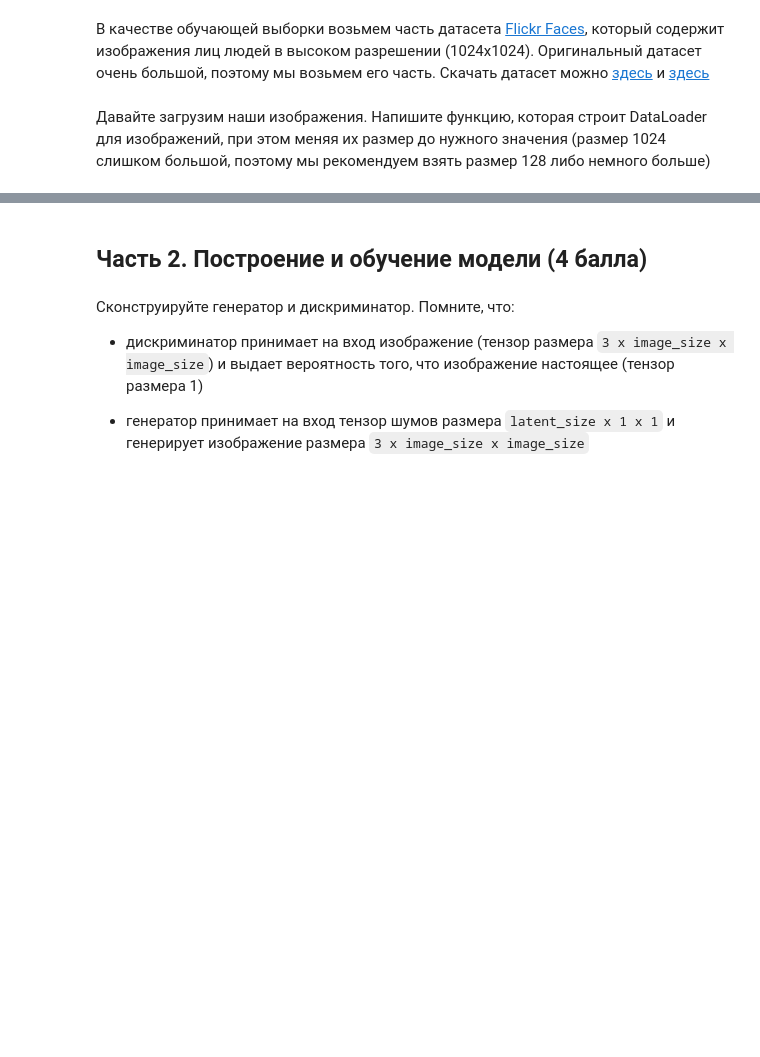
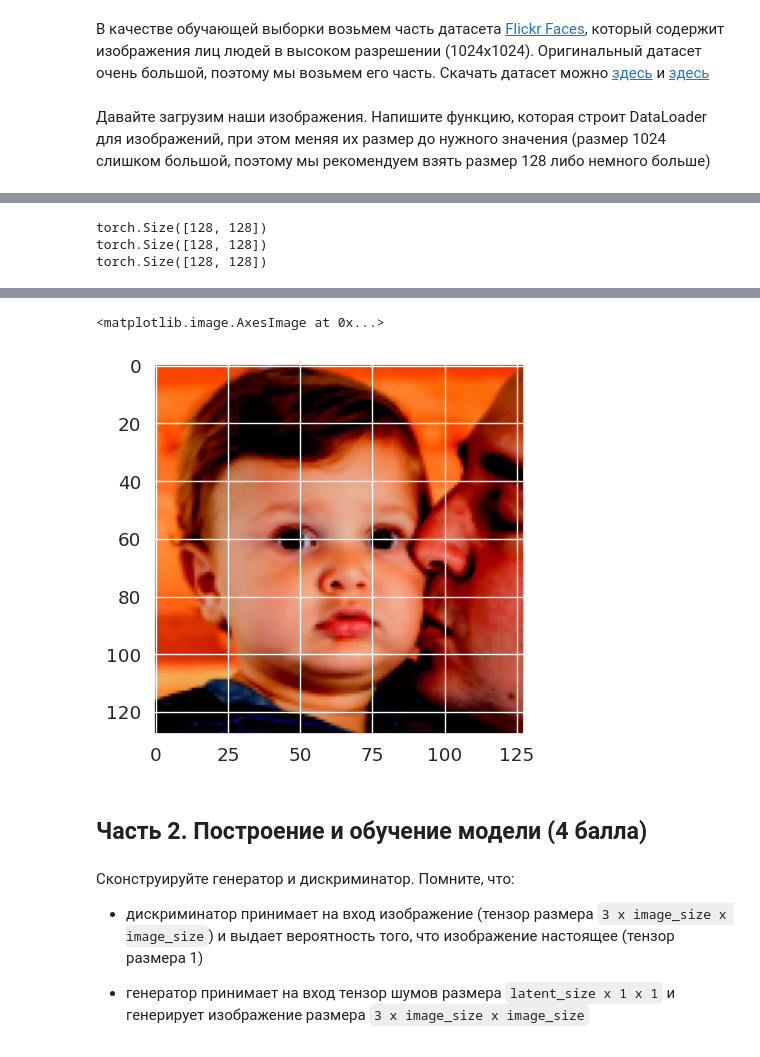
Before and after one commit to DeckardNine/DeckardNine, a Jupyter notebook: week_11_GANs/Homework/homework_8_gans_part_1.ipynb, the cells around one changed output, grey strips where cells are left out. Drawn from its saved outputs; the diff is of its cells as text; code cells hidden in the pictures; blank space fills up the shorter version.

```diff
--- a/week_11_GANs/Homework/homework_8_gans_part_1.ipynb
+++ b/week_11_GANs/Homework/homework_8_gans_part_1.ipynb
@@ -28,3 +28,10 @@ sns.set(style='darkgrid', font_scale=1.2)
 В качестве обучающей выборки возьмем часть датасета [Flickr Faces](https://github.com/NVlabs/ffhq-dataset), который содержит изображения лиц людей в высоком разрешении (1024х1024). Оригинальный датасет очень большой, поэтому мы возьмем его часть. Скачать датасет можно [здесь](https://www.kaggle.com/datasets/tommykamaz/faces-dataset-small?resource=download-directory) и  [здесь](https://drive.google.com/file/d/1inyvLrN5wKBGCxQ4znMKBc64uL4uP_2x/view?usp=drive_link)
 # %% [markdown]
 Давайте загрузим наши изображения. Напишите функцию, которая строит DataLoader для изображений, при этом меняя их размер до нужного значения (размер 1024 слишком большой, поэтому мы рекомендуем взять размер 128 либо немного больше)
+# %%
+import kagglehub
+
+# Download latest version
+path = kagglehub.dataset_download("tommykamaz/faces-dataset-small")
+
+print("Path to dataset files:", path)
@@ -30,0 +42,25 @@ sns.set(style='darkgrid', font_scale=1.2)
+# %%
+image_size = 128
+stats = (0.5, 0.5, 0.5), (0.5, 0.5, 0.5)
+train_ds = ImageFolder(path, transform=tt.Compose([
+    tt.Resize(image_size),
+    tt.CenterCrop(image_size), # ск всего не нужно
+    tt.ToTensor(),
+    tt.Normalize(*stats)
+    ])
+)
+# %%
+train_dl = DataLoader(train_ds, batch_size = 32, shuffle=True, num_workers=2, pin_memory=True)
+# %%
+for item in next(iter(train_dl))[0][0]:
+  print(item.shape)
+
+
+# print(next(iter(train_dl))[0])
+# %% [output]
+torch.Size([128, 128])
+torch.Size([128, 128])
+torch.Size([128, 128])
+# %%
+plt.imshow(next(iter(train_dl))[0][0].permute(1,2,0))
+# %% [output]
@@ -31,3 +68,5 @@ sns.set(style='darkgrid', font_scale=1.2)
+<matplotlib.image.AxesImage at 0x...>
+[figure, added]
 # %%
 def get_dataloader(image_size, batch_size):
   """
```
Also changed, not shown: parts of 2 cells of this notebook.
